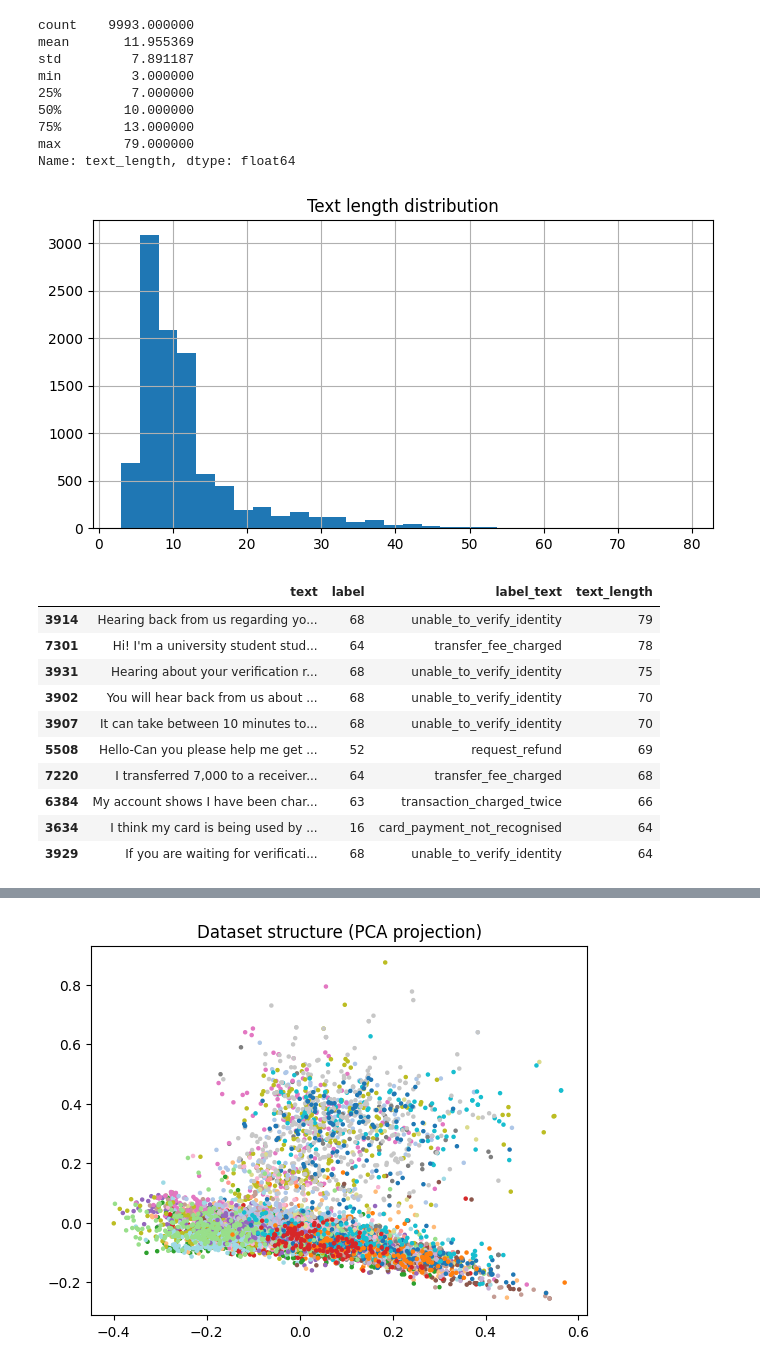
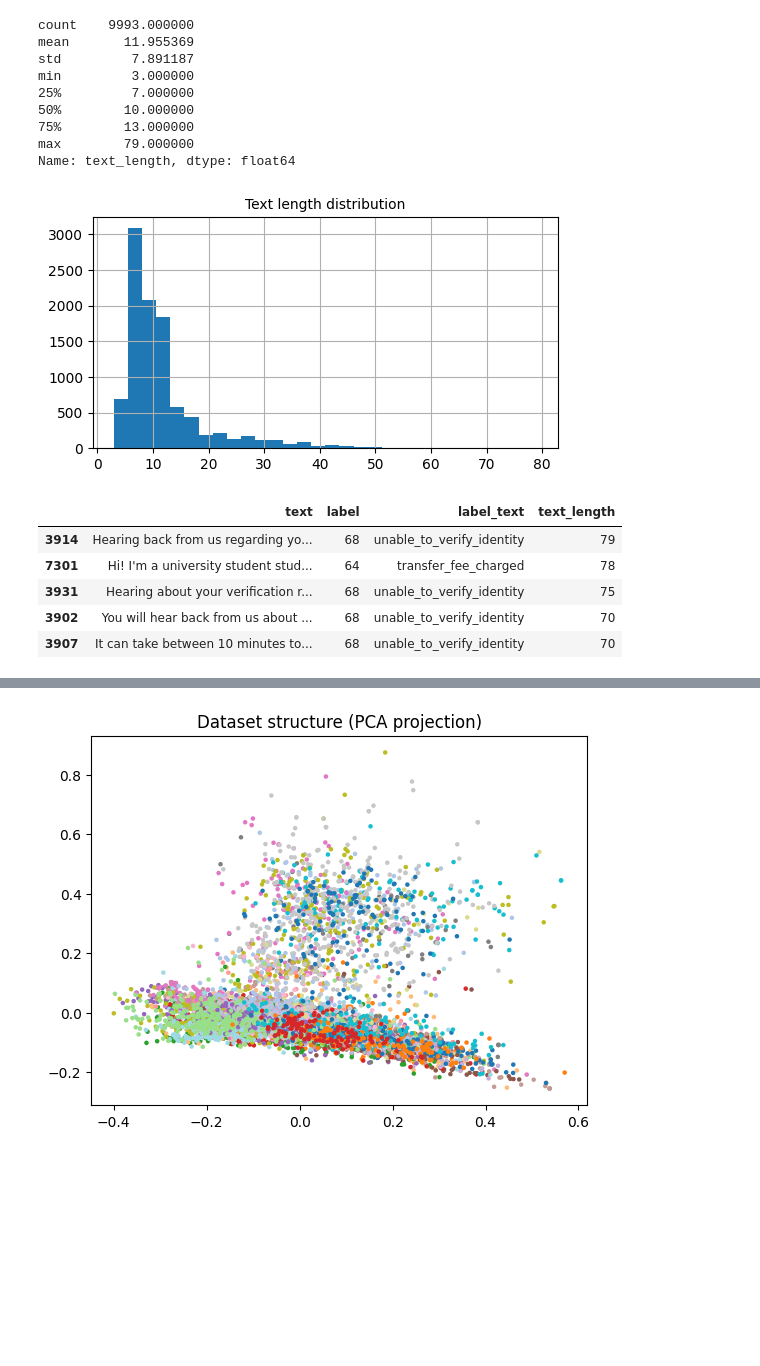
Before and after one commit to toludoyin/BERT-based-intelligent-ticket-classification, a Jupyter notebook: ticket-classification.ipynb, the cells around one changed output, grey strips where cells are left out. Drawn from its saved outputs; the diff is of its cells as text; code cells hidden in the pictures; blank space fills up the shorter version.

```diff
--- a/ticket-classification.ipynb
+++ b/ticket-classification.ipynb
@@ -135,14 +136,14 @@ min         3.000000
 max        79.000000
 Name: text_length, dtype: float64
 # %%
-train_df["text_length"].hist(bins=30, figsize=(8,4))
-plt.title("Text length distribution")
+train_df["text_length"].hist(bins=30, figsize=(6,3))
+plt.title("Text length distribution", fontsize=10)
 plt.show()
 # %% [output]
-[figure, old version]
+[figure, new version]
 # %%
-# to check outliers
-train_df.sort_values("text_length", ascending=False).head(10)
+# to check worded text, outliers
+train_df.sort_values("text_length", ascending=False).head()
 # %% [output]
 |  | text | label | label_text | text_length |
 | 3914 | Hearing back from us regarding yo... | 68 | unable_to_verify_identity | 79 |
@@ -150,8 +151,3 @@ train_df.sort_values("text_length", ascending=False).head(10)
 | 3931 | Hearing about your verification r... | 68 | unable_to_verify_identity | 75 |
 | 3902 | You will hear back from us about ... | 68 | unable_to_verify_identity | 70 |
 | 3907 | It can take between 10 minutes to... | 68 | unable_to_verify_identity | 70 |
-| 5508 | Hello-Can you please help me get ... | 52 | request_refund | 69 |
-| 7220 | I transferred 7,000 to a receiver... | 64 | transfer_fee_charged | 68 |
-| 6384 | My account shows I have been char... | 63 | transaction_charged_twice | 66 |
-| 3634 | I think my card is being used by ... | 16 | card_payment_not_recognised | 64 |
-| 3929 | If you are waiting for verificati... | 68 | unable_to_verify_identity | 64 |
```
Also changed, not shown: parts of 19 cells of this notebook.
